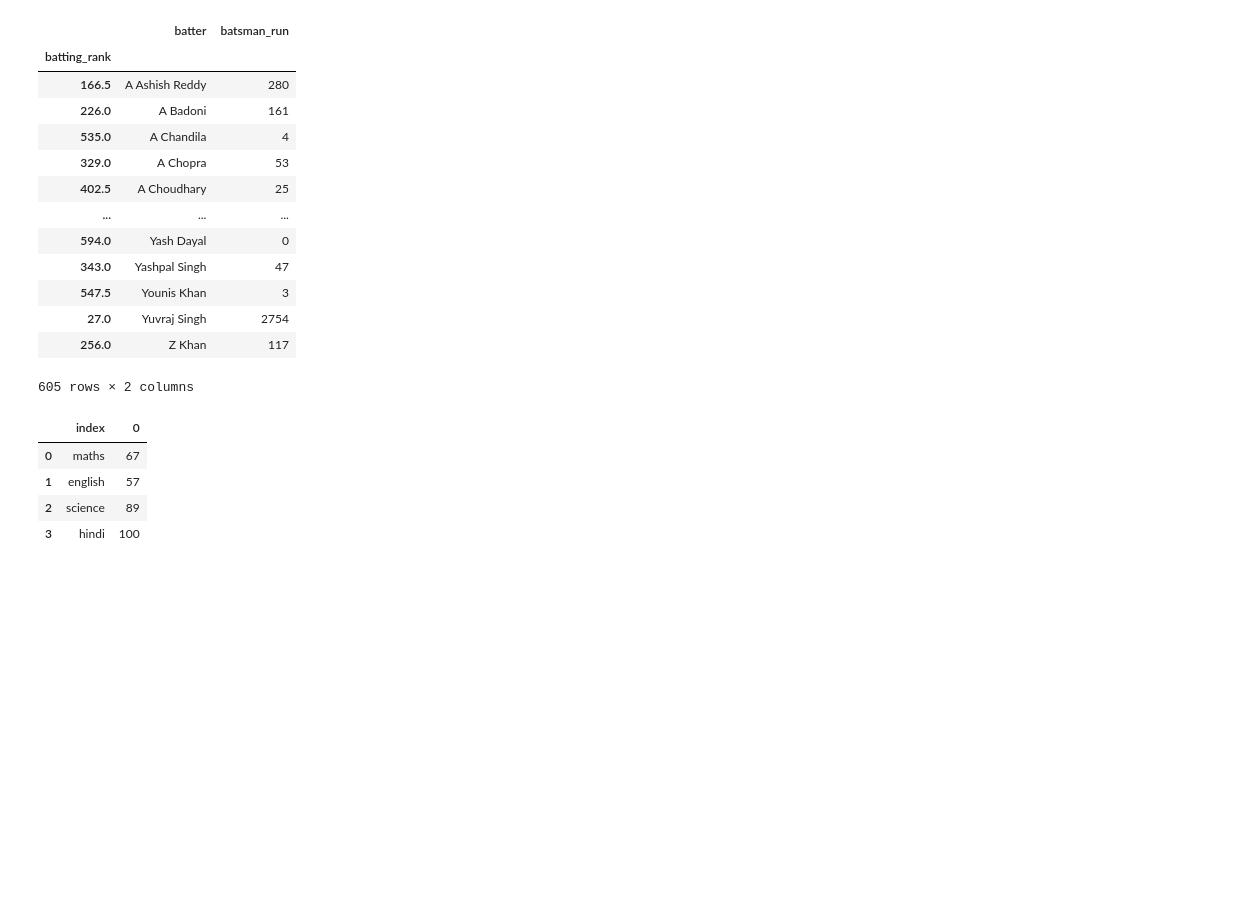
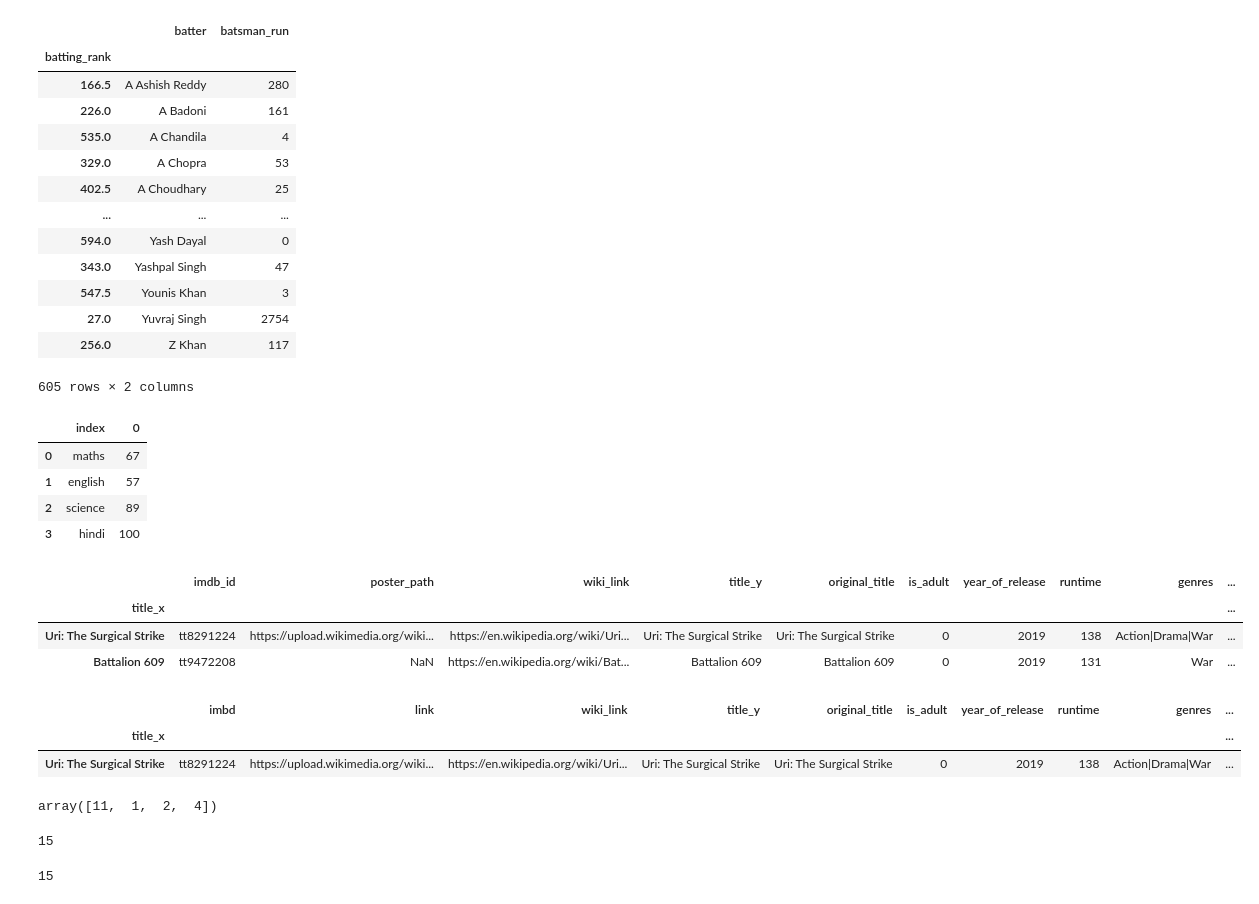
Before and after one commit to amitmishra-cs/Python-for-data-Science-2024, a Jupyter notebook: 05_Pandas/01_pandas.ipynb, the cells around one changed output. Cells and saved outputs as stored; diff of their text form; code cells hidden in the pictures; blank space fills up the shorter version.

Commit message:
unique

```diff
--- a/05_Pandas/01_pandas.ipynb
+++ b/05_Pandas/01_pandas.ipynb
@@ -1881,0 +1878,7 @@ marks_series.reset_index()
+# %%
+movies.head(2)
+# %% [output]
+|  | imdb_id | poster_path | wiki_link | title_y | original_title | is_adult | year_of_release | runtime | genres | ... |
+| title_x |  |  |  |  |  |  |  |  |  | ... |
+| Uri: The Surgical Strike | tt8291224 | https://upload.wikimedia.org/wiki... | https://en.wikipedia.org/wiki/Uri... | Uri: The Surgical Strike | Uri: The Surgical Strike | 0 | 2019 | 138 | Action|Drama|War | ... |
+| Battalion 609 | tt9472208 | NaN | https://en.wikipedia.org/wiki/Bat... | Battalion 609 | Battalion 609 | 0 | 2019 | 131 | War | ... |
@@ -1882,5 +1889,24 @@ marks_series.reset_index()
+# %%
+movies.head(1)
+# %% [output]
+|  | imbd | link | wiki_link | title_y | original_title | is_adult | year_of_release | runtime | genres | ... |
+| title_x |  |  |  |  |  |  |  |  |  | ... |
+| Uri: The Surgical Strike | tt8291224 | https://upload.wikimedia.org/wiki... | https://en.wikipedia.org/wiki/Uri... | Uri: The Surgical Strike | Uri: The Surgical Strike | 0 | 2019 | 138 | Action|Drama|War | ... |
+# %%
+# unique(series)
+temp =pd.Series([11,1,1,11,1,1,11,2,2,4,4,4])
+temp.unique()
+# %% [output]
+array([11,  1,  2,  4])
+# %%
+len(ipl['Season'].unique())
+# %% [output]
+15
 # %%
 # nunique(series + dataframe) -> does not count nan -> dropna parameter
+ipl['Season'].nunique()
+# %% [output]
+15
 # %%
 # isnull(series + dataframe)
 # %%
```
Also changed, not shown: parts of 6 cells of this notebook.
